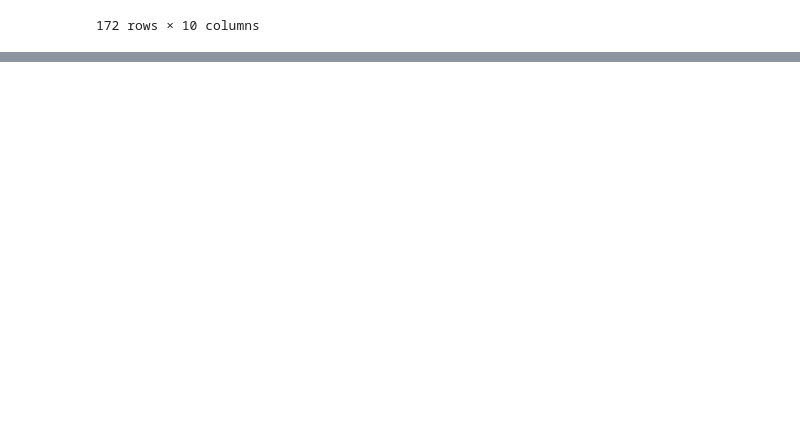
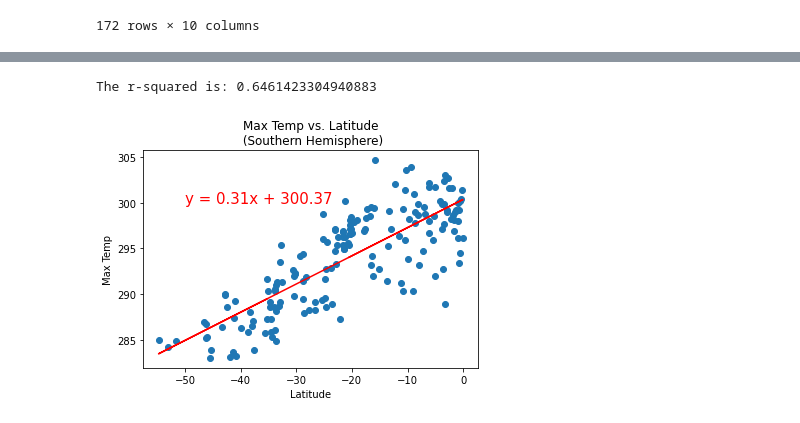
Before and after one commit to Colleen-Cobb/python-api-challenge, a Jupyter notebook: WeatherPy/WeatherPy.ipynb, the cells around one changed output, grey strips where cells are left out. Cells and saved outputs as stored; diff of their text form; code cells hidden in the pictures; blank space fills up the shorter version.

Commit message:
linear regression plots

```diff
--- a/WeatherPy/WeatherPy.ipynb
+++ b/WeatherPy/WeatherPy.ipynb
@@ -281,0 +305,19 @@ southern_weather
+# %%
+
+x_svalue=southern_weather["Lat"]
+y_stemp=southern_weather["Max Temp"]
+
+(slope, intercept, rvalue, pvalue, stderr) = linregress(x_svalue, y_stemp)
+regress_values = x_svalue * slope + intercept
+line_eq = "y = " + str(round(slope,2)) + "x + " + str(round(intercept,2))
+plt.scatter(x_svalue, y_stemp)
+plt.plot(x_svalue, regress_values,"r-")
+plt.annotate(line_eq,(-50,300),fontsize=15,color="red")
+plt.xlabel("Latitude")
+plt.ylabel("Max Temp")
+plt.title("Max Temp vs. Latitude\n (Southern Hemisphere)")
+print(f"The r-squared is: {rvalue**2}")
+plt.show()
+# %% [output]
+The r-squared is: 0.6461423304940883
+[figure, added]
```
Also changed, not shown: parts of 15 cells of this notebook.
